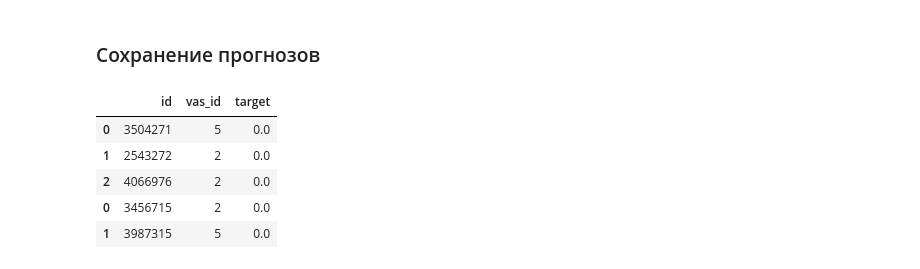
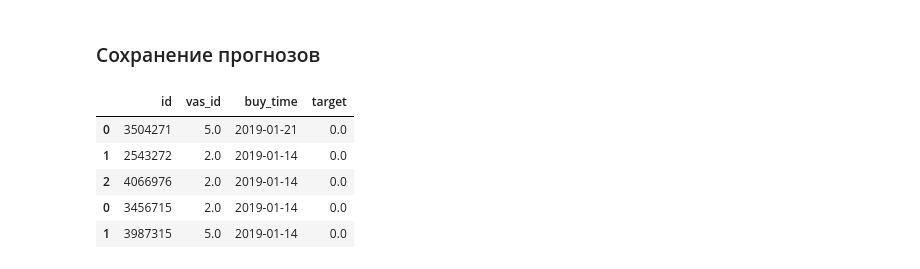
Before and after one commit to AlekseyZhilin/megafon, a Jupyter notebook: Megafon.ipynb, the cells around one changed output. Drawn from its saved outputs; the diff is of its cells as text; code cells hidden in the pictures.

```diff
--- a/Megafon.ipynb
+++ b/Megafon.ipynb
@@ -46,7 +45,7 @@ The matplotlib version is 3.3.4.
 path_train = 'data_train.csv'
 path_test = 'data_test.csv'
 path_features = 'features.csv'
-path_pred = 'data_pred.csv'
+path_pred = 'answers_test.csv'
 MODEL_FILE_PATH = 'model.pkl'
 # %% [markdown]
 ### Загрузка данных
@@ -193,13 +192,10 @@ columns
  '250',
  '251',
  '252']
-# %%
-# Преобразование двух признаков, для последующего занесения в категориальные
-X_train['vas_id'] = X_train['vas_id'].astype(int)
-X_test['vas_id'] = X_test['vas_id'].astype(int)
 # %%
+# Преобразуем признак buy_time в год
 X_train['buy_time'] = X_train['buy_time'].apply(lambda x: x.year)
-X_test['buy_time'] = X_test['buy_time'].apply(lambda x: x.year)
+#X_test['buy_time'] = X_test['buy_time'].apply(lambda x: x.year)
 # %%
 X_train = X_train[columns]
 X_test = X_test[columns]
@@ -570,13 +563,13 @@ with open("model_RF.dill", "wb") as f:
 # %% [markdown]
 ### Сохранение прогнозов
 # %%
-df_y_pred = pd.DataFrame({'id' : X_test['id'], 'vas_id': X_test['vas_id'], 'target' : y_test_preds})
+df_y_pred = pd.DataFrame({'id' : X_test['id'], 'vas_id': X_test['vas_id'], 'buy_time' : X_test['buy_time'] , 'target' : y_test_preds})
 df_y_pred.to_csv(path_pred, index=False, encoding='utf-8')
 df_y_pred.head()
 # %% [output]
-|  | id | vas_id | target |
-| 0 | 3504271 | 5 | 0.0 |
-| 1 | 2543272 | 2 | 0.0 |
-| 2 | 4066976 | 2 | 0.0 |
-| 0 | 3456715 | 2 | 0.0 |
-| 1 | 3987315 | 5 | 0.0 |
+|  | id | vas_id | buy_time | target |
+| 0 | 3504271 | 5.0 | 2019-01-21 | 0.0 |
+| 1 | 2543272 | 2.0 | 2019-01-14 | 0.0 |
+| 2 | 4066976 | 2.0 | 2019-01-14 | 0.0 |
+| 0 | 3456715 | 2.0 | 2019-01-14 | 0.0 |
+| 1 | 3987315 | 5.0 | 2019-01-14 | 0.0 |
```
Also changed, not shown: parts of 21 cells of this notebook, 2 other files.
